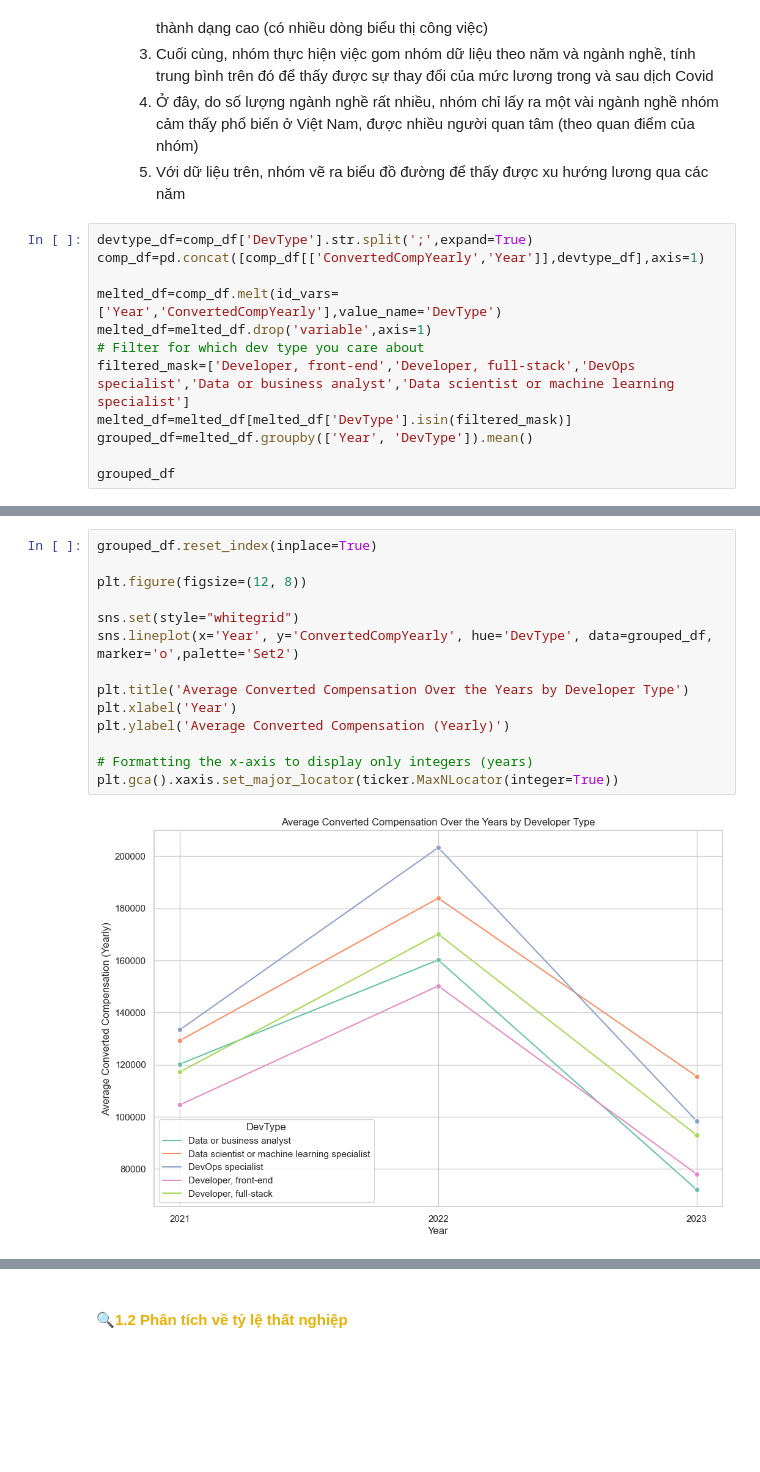
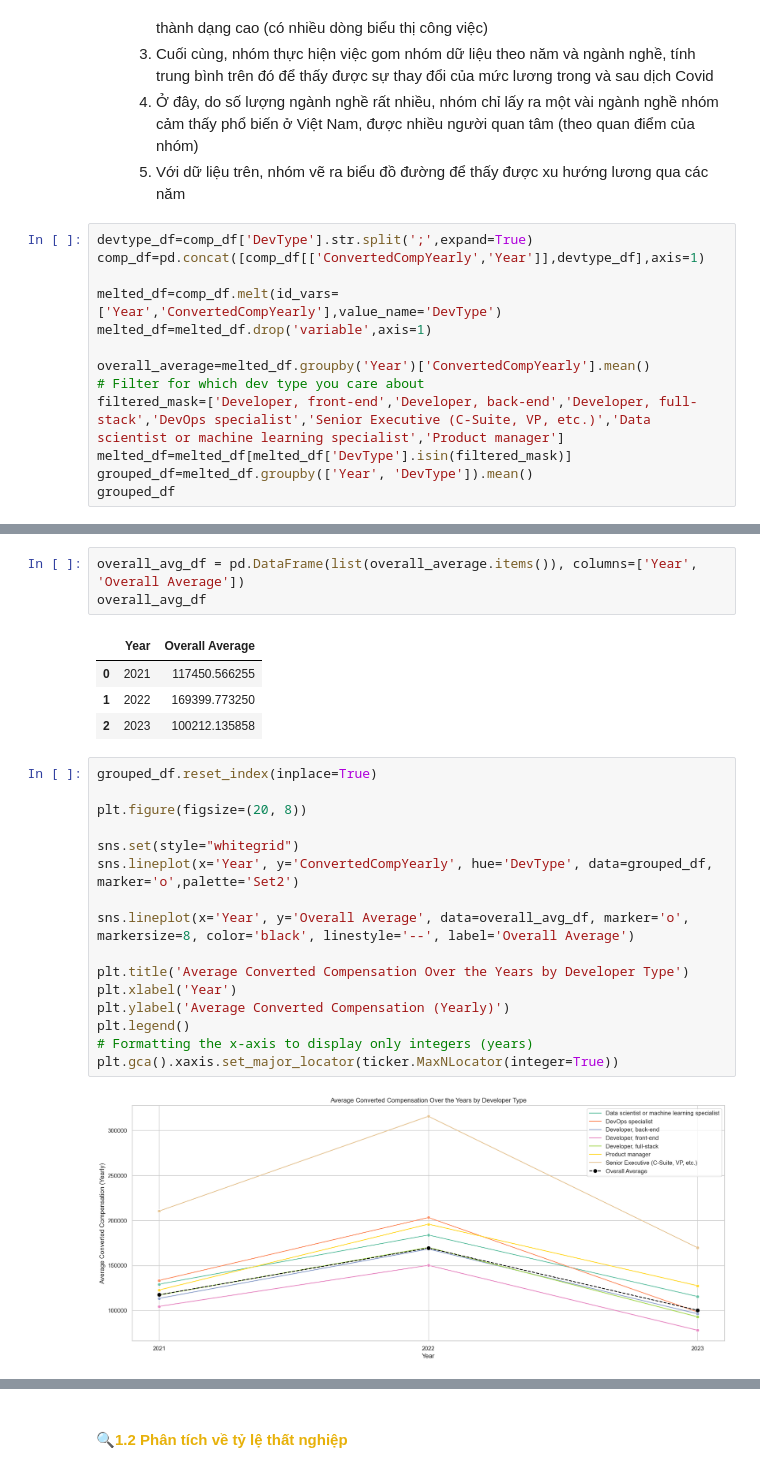
Before and after one commit to BoonRealCuaaaaa/P4DS-final, a Jupyter notebook: 03_04_Asking-and-Aswer-Questions.ipynb, the cells around one changed output, grey strips where cells are left out. Saved outputs shown, nothing was run; the diff lists cells and outputs as text; blank space fills up the shorter version.

Commit message:
minor fix in exploring data

```diff
--- a/03_04_Asking-and-Aswer-Questions.ipynb
+++ b/03_04_Asking-and-Aswer-Questions.ipynb
@@ -78,11 +78,12 @@ comp_df=pd.concat([comp_df[['ConvertedCompYearly','Year']],devtype_df],axis=1)
 
 melted_df=comp_df.melt(id_vars=['Year','ConvertedCompYearly'],value_name='DevType')
 melted_df=melted_df.drop('variable',axis=1)
+
+overall_average=melted_df.groupby('Year')['ConvertedCompYearly'].mean()
 # Filter for which dev type you care about
-filtered_mask=['Developer, front-end','Developer, full-stack','DevOps specialist','Data or business analyst','Data scientist or machine learning specialist']
+filtered_mask=['Developer, front-end','Developer, back-end','Developer, full-stack','DevOps specialist','Senior Executive (C-Suite, VP, etc.)','Data scientist or machine learning specialist','Product manager']
 melted_df=melted_df[melted_df['DevType'].isin(filtered_mask)]
 grouped_df=melted_df.groupby(['Year', 'DevType']).mean()
-
 grouped_df
 # %% [output]
 |  |  | ConvertedCompYearly |
@@ -105,18 +107,28 @@ grouped_df
+# %%
+overall_avg_df = pd.DataFrame(list(overall_average.items()), columns=['Year', 'Overall Average'])
+overall_avg_df
+# %% [output]
+|  | Year | Overall Average |
+| 0 | 2021 | 117450.566255 |
+| 1 | 2022 | 169399.773250 |
+| 2 | 2023 | 100212.135858 |
 # %%
 grouped_df.reset_index(inplace=True)
 
-plt.figure(figsize=(12, 8))
+plt.figure(figsize=(20, 8))
 
 sns.set(style="whitegrid")
 sns.lineplot(x='Year', y='ConvertedCompYearly', hue='DevType', data=grouped_df, marker='o',palette='Set2')
 
+sns.lineplot(x='Year', y='Overall Average', data=overall_avg_df, marker='o', markersize=8, color='black', linestyle='--', label='Overall Average')
+
 plt.title('Average Converted Compensation Over the Years by Developer Type')
 plt.xlabel('Year')
 plt.ylabel('Average Converted Compensation (Yearly)')
-
+plt.legend()
 # Formatting the x-axis to display only integers (years)
 plt.gca().xaxis.set_major_locator(ticker.MaxNLocator(integer=True))
 # %% [output]
-[figure, old version]
+[figure, new version]
 # %% [markdown]
 - Có thể thấy, năm 2022, khi các nước bắt đầu sống chung với dịch, mức lương tại các ngành nghề tăng lên rõ rệt. Nhưng sang năm 2023, làn sống "layoff" bắt đầu ở ngành Công nghệ Thông tin, kết hợp với suy thoái kinh tế nên mức lương lại tụt giảm đáng kể.
```
Also changed, not shown: parts of 6 cells of this notebook, 2 other files.
